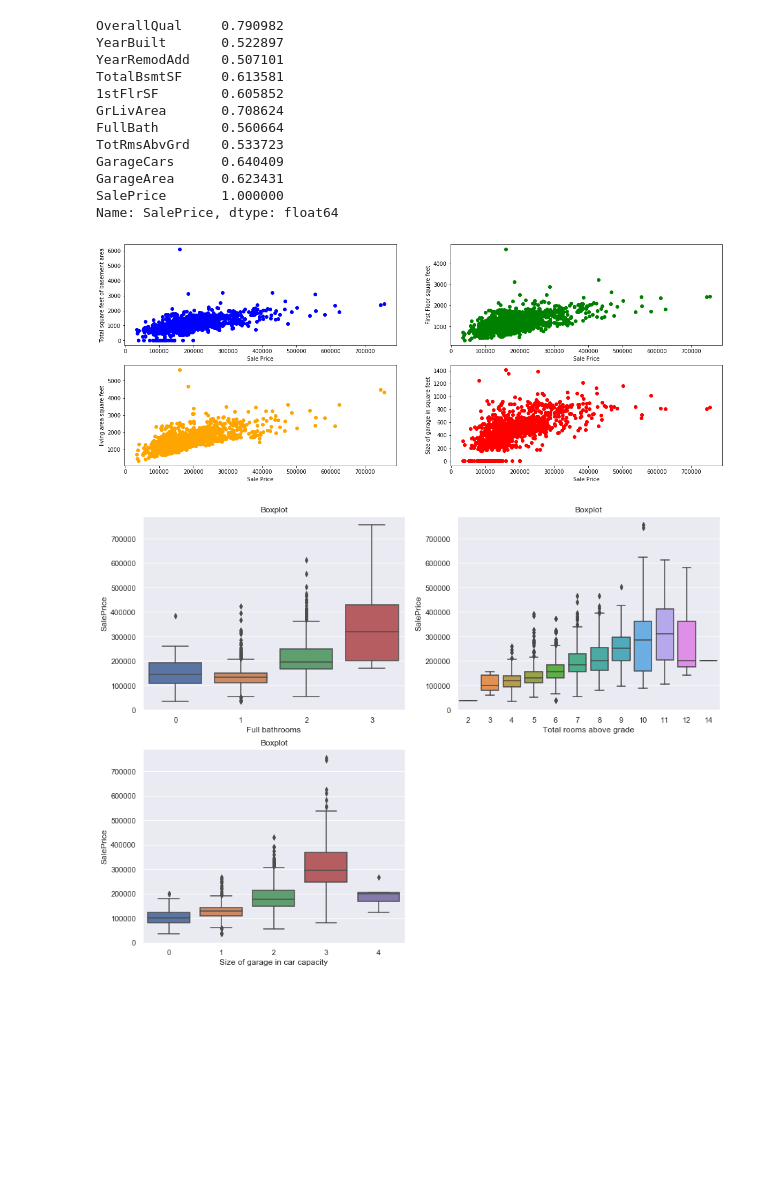
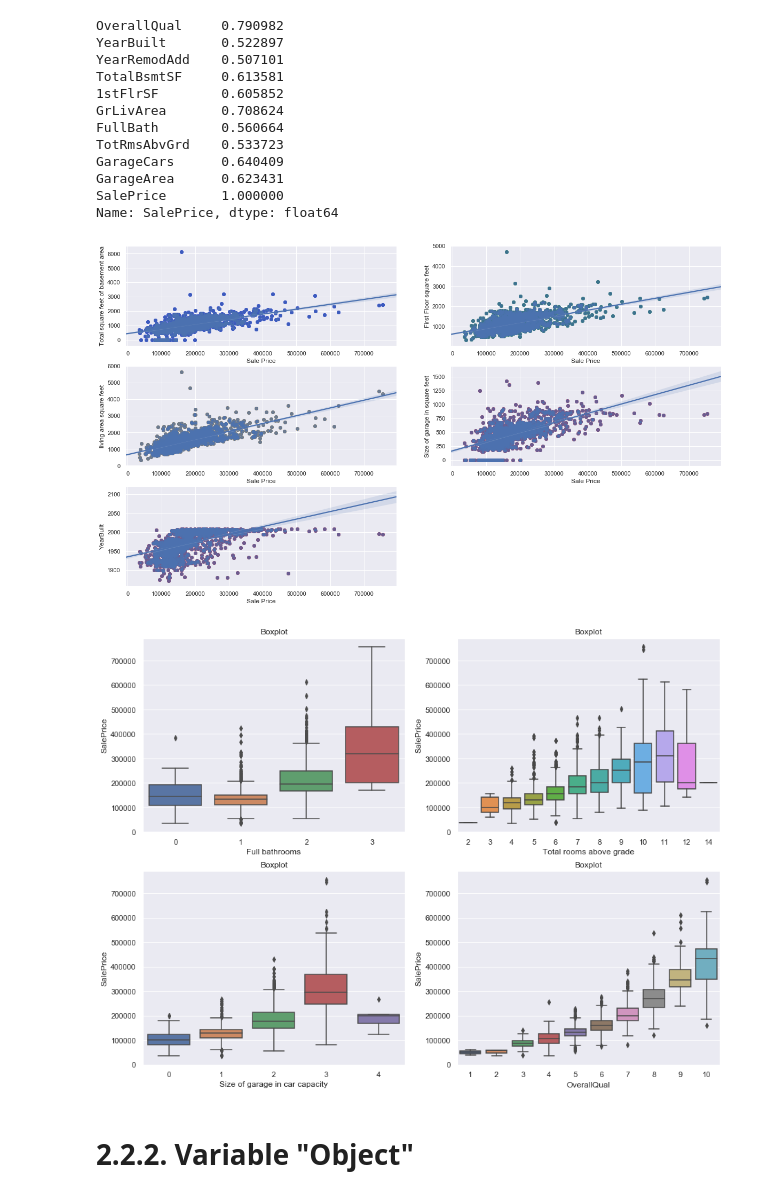
Before and after one commit to julie-grange/ironhack-datalabs-dataparis0619-pt, a Jupyter notebook: module-2/statistical-analysis-project/your-code/my_solution.ipynb, the cells around one changed output. Cells and saved outputs as stored; diff of their text form; code cells hidden in the pictures; blank space fills up the shorter version.

```diff
--- a/module-2/statistical-analysis-project/your-code/my_solution.ipynb
+++ b/module-2/statistical-analysis-project/your-code/my_solution.ipynb
@@ -120,49 +145,42 @@ Name: SalePrice, dtype: float64
 x = data_numeric['SalePrice']
 
 plt.figure(1, figsize=(20,20))
 
 
 plt.subplot(5, 2, 1)
 plt.scatter(x,y=data_numeric['TotalBsmtSF'], color = 'blue')
+sns.regplot(x, data_numeric['TotalBsmtSF'])
 plt.xlabel("Sale Price")
 plt.ylabel("Total square feet of basement area")
 
 plt.subplot(5, 2, 2)
 plt.scatter(x,y=data_numeric['1stFlrSF'], color = 'green')
+sns.regplot(x, data_numeric['1stFlrSF'])
 plt.xlabel("Sale Price")
 plt.ylabel("First Floor square feet")
 
 plt.subplot(5, 2, 3)
 plt.scatter(x,y=data_numeric['GrLivArea'], color = 'orange')
+sns.regplot(x, data_numeric['GrLivArea'])
 plt.xlabel("Sale Price")
 plt.ylabel("living area square feet")
 
 plt.subplot(5, 2, 4)
 plt.scatter(x,y=data_numeric['GarageArea'], color = 'red')
+sns.regplot(x, data_numeric['GarageArea'])
 plt.xlabel("Sale Price")
 plt.ylabel("Size of garage in square feet")
 
 
-'''plt.subplot(5, 2, 4)
-plt.scatter(x,y=data_numeric['FullBath'], color = 'green')
+plt.subplot(5, 2, 5)
+plt.scatter(x,y=data_numeric['YearBuilt'], color = 'red')
+sns.regplot(x, data_numeric['YearBuilt'])
 plt.xlabel("Sale Price")
-plt.ylabel("Full bathrooms")'''
-
-'''plt.subplot(5, 2, 5)
-plt.scatter(x,y=data_numeric['TotRmsAbvGrd'], color = 'green')
-plt.xlabel("Sale Price")
-plt.ylabel("Total rooms above grade")
-
-plt.subplot(5, 2, 6)
-plt.scatter(x,y=data_numeric['GarageCars'], color = 'green')
-plt.xlabel("Sale Price")
-plt.ylabel("Size of garage in car capacity")'''
-
-
+plt.ylabel("YearBuilt")
 
 plt.show()
 # %% [output]
-[figure, old version]
+[figure, new version]
 # %%
 #Représentation graphiques en box plot des relations entres Sale Price et les variables d'intérets
 
@@ -182,6 +200,14 @@ ax = sns.boxplot(x="GarageCars", y="SalePrice", data=data_numeric)
 ax.set_xlabel("Size of garage in car capacity")
 ax.set_title("Boxplot")
 
+plt.subplot(5, 2, 4)
+ax = sns.boxplot(x="OverallQual", y="SalePrice", data=data_numeric)
+ax.set_xlabel("OverallQual")
+ax.set_title("Boxplot")
+
+
 plt.show()
 # %% [output]
-[figure, old version]
+[figure, new version]
+# %% [markdown]
+# 2.2.2. Variable "Object"
```
Also changed, not shown: parts of 30 cells of this notebook.
